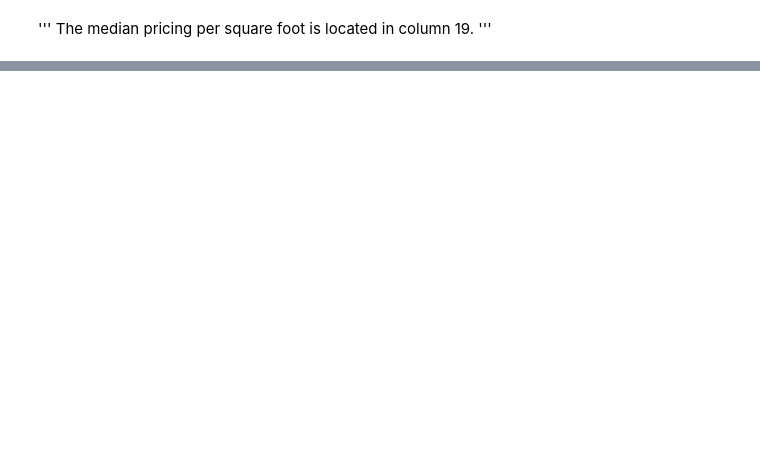
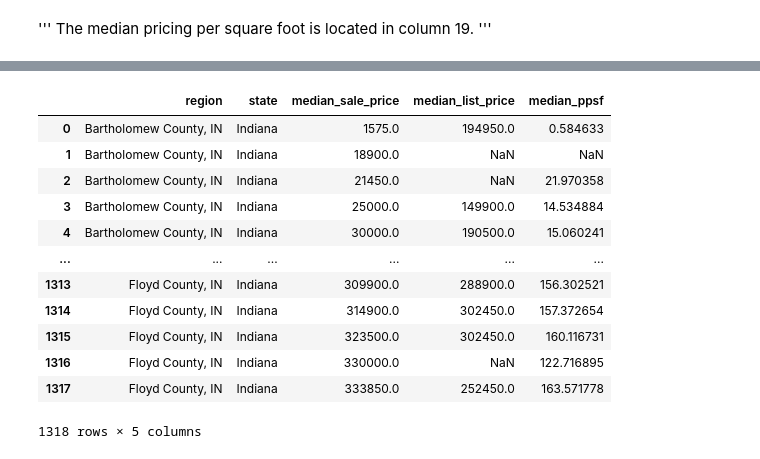
Before and after one commit to RachTheRad/SoIN_Housing_Analysis, a Jupyter notebook: HouAna_Capstone.ipynb, the cells around one changed output, grey strips where cells are left out. Saved outputs shown, nothing was run; the diff lists cells and outputs as text; code cells hidden in the pictures; blank space fills up the shorter version.

```diff
--- a/HouAna_Capstone.ipynb
+++ b/HouAna_Capstone.ipynb
@@ -373,0 +405,6 @@ Do I want to rename the column numbers so they're sequential?
+# %%
+housing_data_bart = housing_data_clean.loc[housing_data_clean["region"] == "Bartholomew County, IN"]
+housing_data_clark = housing_data_clean.loc[housing_data_clean["region"] == "Clark County, IN"]
+housing_data_floyd = housing_data_clean.loc[housing_data_clean["region"]== "Floyd County, IN"]
+
+display(housing_data_clark, housing_data_floyd, housing_data_bart)
@@ -373,0 +451,21 @@ Do I want to rename the column numbers so they're sequential?
+# %%
+#join the Three cleaned datasets together
+bart_clark = housing_data_bart.merge(housing_data_clark, how = 'outer')
+bart_clark
+
+bart_clark_floyd = bart_clark.merge(housing_data_floyd, how = 'outer')
+bart_clark_floyd
+# %% [output]
+|  | region | state | median_sale_price | median_list_price | median_ppsf |
+| 0 | Bartholomew County, IN | Indiana | 1575.0 | 194950.0 | 0.584633 |
+| 1 | Bartholomew County, IN | Indiana | 18900.0 | NaN | NaN |
+| 2 | Bartholomew County, IN | Indiana | 21450.0 | NaN | 21.970358 |
+| 3 | Bartholomew County, IN | Indiana | 25000.0 | 149900.0 | 14.534884 |
+| 4 | Bartholomew County, IN | Indiana | 30000.0 | 190500.0 | 15.060241 |
+| ... | ... | ... | ... | ... | ... |
+| 1313 | Floyd County, IN | Indiana | 309900.0 | 288900.0 | 156.302521 |
+| 1314 | Floyd County, IN | Indiana | 314900.0 | 302450.0 | 157.372654 |
+| 1315 | Floyd County, IN | Indiana | 323500.0 | 302450.0 | 160.116731 |
+| 1316 | Floyd County, IN | Indiana | 330000.0 | NaN | 122.716895 |
+| 1317 | Floyd County, IN | Indiana | 333850.0 | 252450.0 | 163.571778 |
+1318 rows × 5 columns
```
Also changed, not shown: parts of 18 cells of this notebook.
